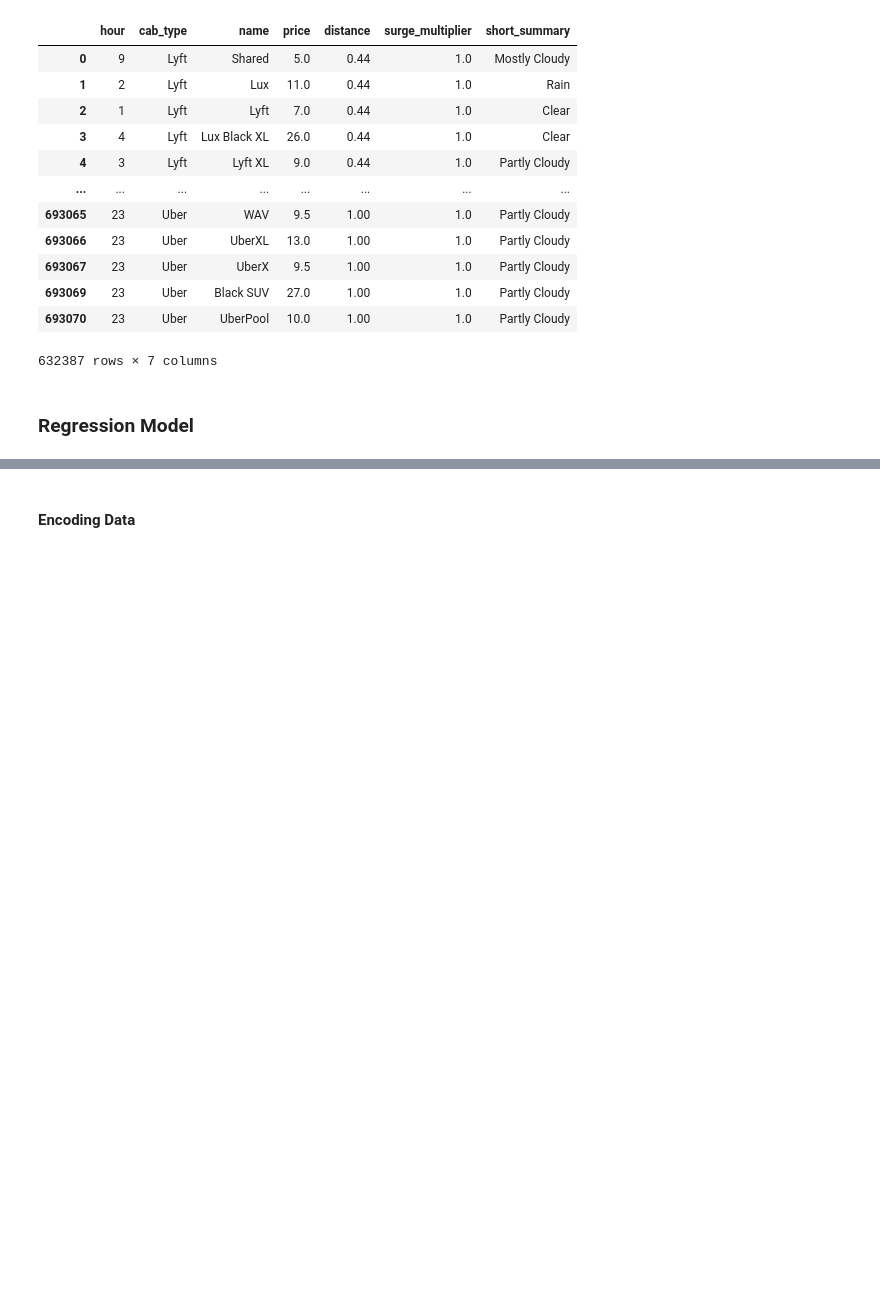
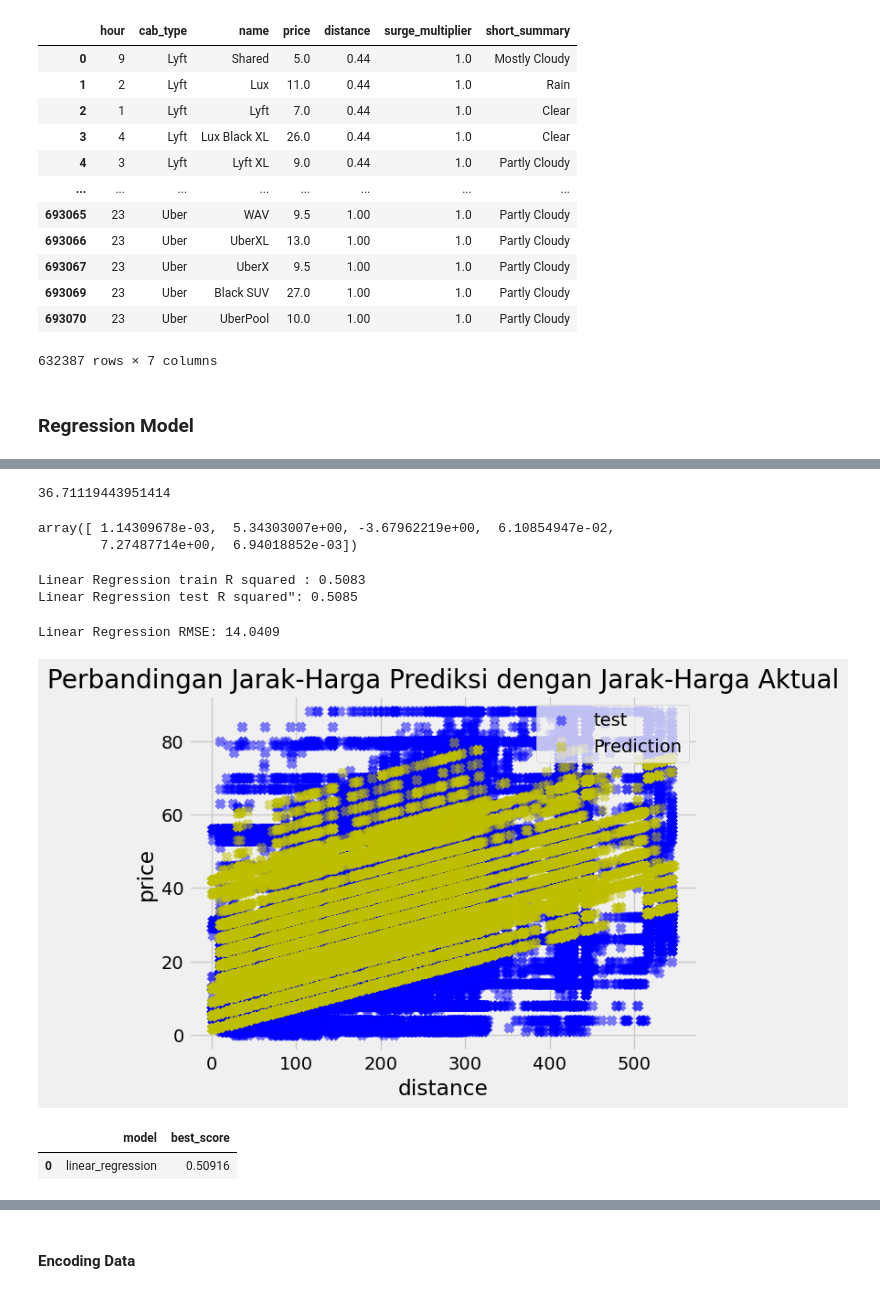
Before and after one commit to qarisp/H8_PYTN-KS08-019, a Jupyter notebook: FinalProject/PYTN_KampusMerdeka_fp1_Qaris Ardian Pratama.ipynb, the cells around one changed output, grey strips where cells are left out. Saved outputs shown, nothing was run; the diff lists cells and outputs as text; code cells hidden in the pictures; blank space fills up the shorter version.

```diff
--- a/FinalProject/PYTN_KampusMerdeka_fp1_Qaris Ardian Pratama.ipynb
+++ b/FinalProject/PYTN_KampusMerdeka_fp1_Qaris Ardian Pratama.ipynb
@@ -587,0 +641,2 @@ new_df
+# %%
+X_train, X_test, Y_train, Y_test = train_test_split(X_fit, Y, test_size=0.20, random_state=350)
@@ -587,0 +651,3 @@ new_df
+# %%
+#Membuat model Linear Regression
+model3 = LinearRegression()
@@ -587,0 +658,74 @@ new_df
+# %%
+lr_model = model3.fit(X_train, Y_train)
+# %%
+# Melihat nilai intercept
+lr_model.intercept_
+# %% [output]
+36.71119443951414
+# %%
+# Melihat nilai Koefisien
+model3.coef_
+# %% [output]
+array([ 1.14309678e-03,  5.34303007e+00, -3.67962219e+00,  6.10854947e-02,
+        7.27487714e+00,  6.94018852e-03])
+# %%
+predictions_lr = lr_model.predict(X_test)
+l_lr_train_r2 = model3.score(X_train,Y_train)
+l_lr_test_r2 = model3.score(X_test, Y_test)
+print('Linear Regression train R squared : %.4f' % l_lr_train_r2)
+print('Linear Regression test R squared": %.4f' % l_lr_test_r2)
+# %% [output]
+Linear Regression train R squared : 0.5083
+Linear Regression test R squared": 0.5085
+# %%
+lr_mse = mean_squared_error(predictions_lr, Y_test)
+lr_rmse = np.sqrt(lr_mse)
+print('Linear Regression RMSE: %.4f' % lr_rmse)
+# %% [output]
+Linear Regression RMSE: 14.0409
+# %%
+x_axis = X_test.distance
+
+plt.scatter(x_axis, Y_test, c = 'b', alpha = 0.5, marker = 'x', label = 'test')
+plt.scatter(x_axis, predictions_lr, c = 'y', alpha = 0.5, marker = 'x', label = 'Prediction')
+plt.xlabel('distance')
+plt.ylabel('price')
+plt.title("Perbandingan Jarak-Harga Prediksi dengan Jarak-Harga Aktual")
+plt.legend(loc = 'upper right')
+
+# Save Plot
+plt.savefig("linear_regression.png",
+            bbox_inches ="tight",
+            pad_inches = 1,
+            transparent = True,
+            orientation ='landscape')
+
+plt.show()
+# %% [output]
+[figure, added]
+# %%
+def find_best_model_using_gridsearchcv(X,y):
+    algos = {
+        'linear_regression' : {
+            'model': LinearRegression(),
+            'params': {
+                'normalize': [True, False]
+            }
+        }
+    }
+    scores = []
+    cv = ShuffleSplit(n_splits=5, test_size=0.2, random_state=0)
+    for algo_name, config in algos.items():
+        gs =  GridSearchCV(config['model'], config['params'], cv=cv, return_train_score=False)
+        gs.fit(X,y)
+        scores.append({
+            'model': algo_name,
+            'best_score': gs.best_score_,
+            'best_params': gs.best_params_
+        })
+    return pd.DataFrame(scores,columns=['model','best_score'])
+
+find_best_model_using_gridsearchcv(X_fit,Y)
+# %% [output]
+|  | model | best_score |
+| 0 | linear_regression | 0.50916 |
```
Also changed, not shown: parts of 92 cells of this notebook.
